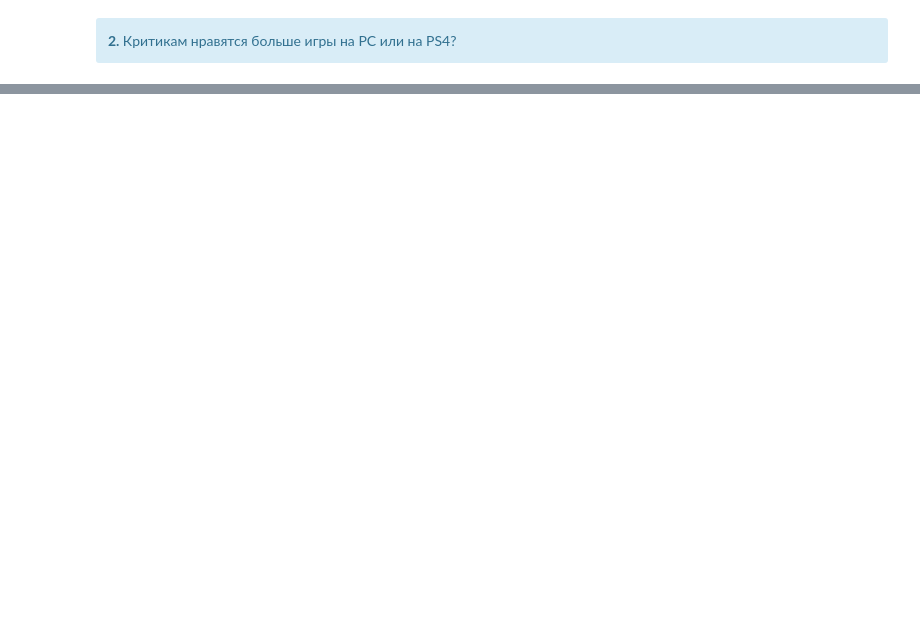
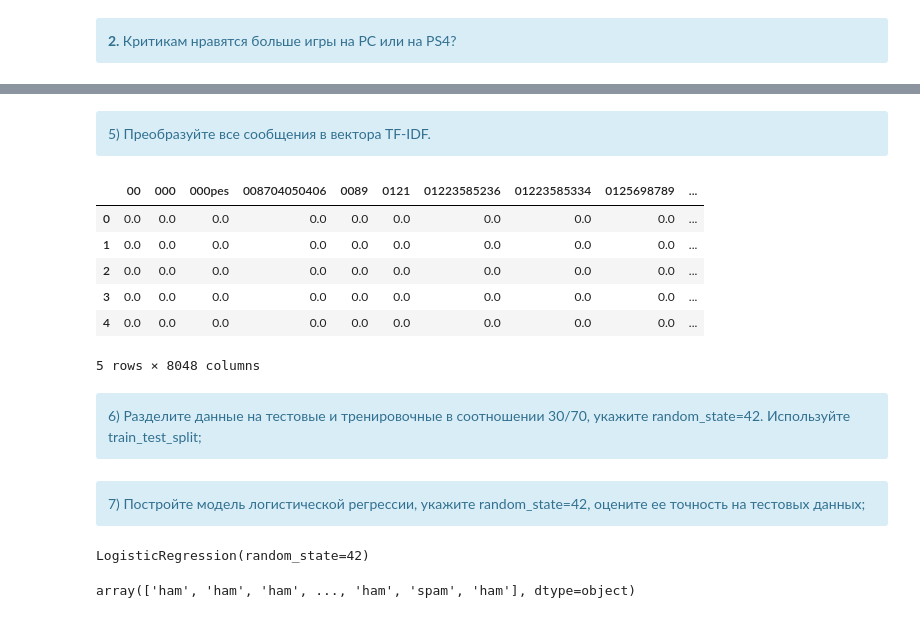
Before and after one commit to Chibis34/DZ_Gordeev, a Jupyter notebook: DZ22_Gordeev_Stat_praktic.ipynb, the cells around one changed output, grey strips where cells are left out. Cells and saved outputs as stored; diff of their text form; code cells hidden in the pictures; blank space fills up the shorter version.

```diff
--- a/DZ22_Gordeev_Stat_praktic.ipynb
+++ b/DZ22_Gordeev_Stat_praktic.ipynb
@@ -90,0 +183,3 @@ Ttest_1sampResult(statistic=7.470587451672033, pvalue=1.538088875231057e-13)
+# %%
+spam_1.Words = spam_1.Message.apply(lambda x: x.split())
+spam_1.head()
@@ -90,0 +201,5 @@ Ttest_1sampResult(statistic=7.470587451672033, pvalue=1.538088875231057e-13)
+# %%
+from nltk.corpus import stopwords
+stopwords_set = set(stopwords.words('english'))
+spam_1.Words = spam_1.Words.apply(lambda x: [word for word in x if word not in stopwords_set])
+spam_1.head()
@@ -90,0 +224,5 @@ Ttest_1sampResult(statistic=7.470587451672033, pvalue=1.538088875231057e-13)
+# %%
+from nltk.stem import WordNetLemmatizer
+wordnet_lemmatizer = WordNetLemmatizer()
+spam_1.Words = spam_1.Words.apply(lambda x: [wordnet_lemmatizer.lemmatize(word) for word in x])
+spam_1.head()
@@ -90,0 +236,3 @@ Ttest_1sampResult(statistic=7.470587451672033, pvalue=1.538088875231057e-13)
+# %%
+spam_1.Words = spam_1.Words.apply(lambda x: ' '.join(x))
+spam_1.head()
@@ -91,7 +246,24 @@ Ttest_1sampResult(statistic=7.470587451672033, pvalue=1.538088875231057e-13)
+# %% [markdown]
+ <div class="alert alert-info">
+    5) Преобразуйте все сообщения в вектора TF-IDF.
 # %%
 from sklearn.feature_extraction.text import TfidfVectorizer
-
 tfidf = TfidfVectorizer()
-tfidf_matrix = tfidf.fit_transform(df.Message)
+tfidf_matrix = tfidf.fit_transform(spam_1.Words)
 names = tfidf.get_feature_names()
 tfidf_matrix = pd.DataFrame(tfidf_matrix.toarray(), columns=names)
+tfidf_matrix.head()
+# %% [output]
+|  | 00 | 000 | 000pes | 008704050406 | 0089 | 0121 | 01223585236 | 01223585334 | 0125698789 | ... |
+| 0 | 0.0 | 0.0 | 0.0 | 0.0 | 0.0 | 0.0 | 0.0 | 0.0 | 0.0 | ... |
+| 1 | 0.0 | 0.0 | 0.0 | 0.0 | 0.0 | 0.0 | 0.0 | 0.0 | 0.0 | ... |
+| 2 | 0.0 | 0.0 | 0.0 | 0.0 | 0.0 | 0.0 | 0.0 | 0.0 | 0.0 | ... |
+| 3 | 0.0 | 0.0 | 0.0 | 0.0 | 0.0 | 0.0 | 0.0 | 0.0 | 0.0 | ... |
+| 4 | 0.0 | 0.0 | 0.0 | 0.0 | 0.0 | 0.0 | 0.0 | 0.0 | 0.0 | ... |
+5 rows × 8048 columns
+# %% [markdown]
+ <div class="alert alert-info">
+    6) Разделите данные на тестовые и тренировочные в соотношении 30/70, укажите random_state=42. Используйте train_test_split;
+# %% [markdown]
+ <div class="alert alert-info">
+    7) Постройте модель логистической регрессии, укажите random_state=42, оцените ее точность на тестовых данных;
@@ -97,0 +274,10 @@ tfidf_matrix = pd.DataFrame(tfidf_matrix.toarray(), columns=names)
+# %%
+model = LogisticRegression(random_state=42) # модель логистической регрессии
+model.fit(X_train, y_train)
+# %% [output]
+LogisticRegression(random_state=42)
+# %%
+y_pred = model.predict(X_test)
+y_pred
+# %% [output]
+array(['ham', 'ham', 'ham', ..., 'ham', 'spam', 'ham'], dtype=object)
```
Also changed, not shown: parts of 35 cells of this notebook, 1 other file.
